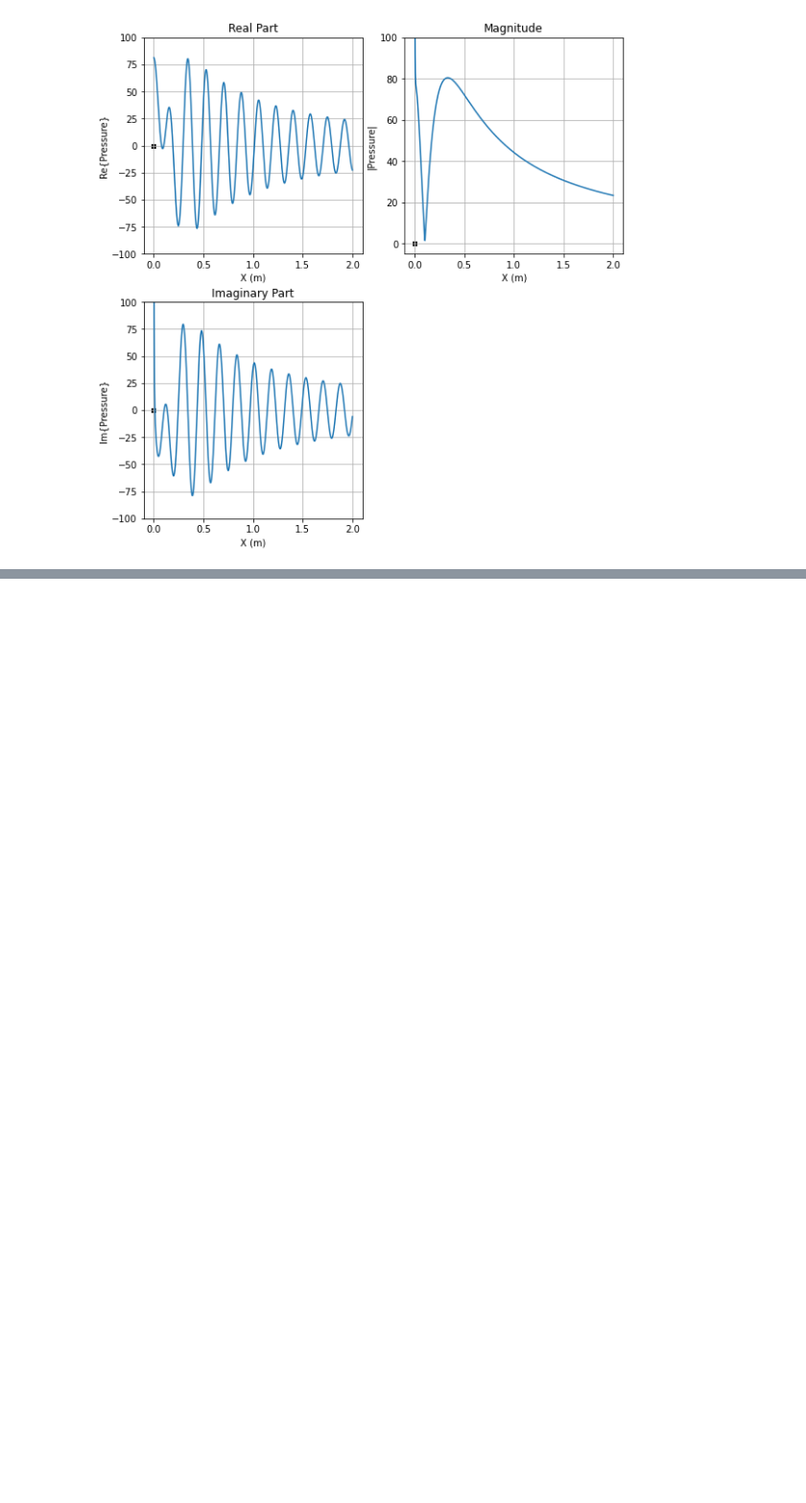
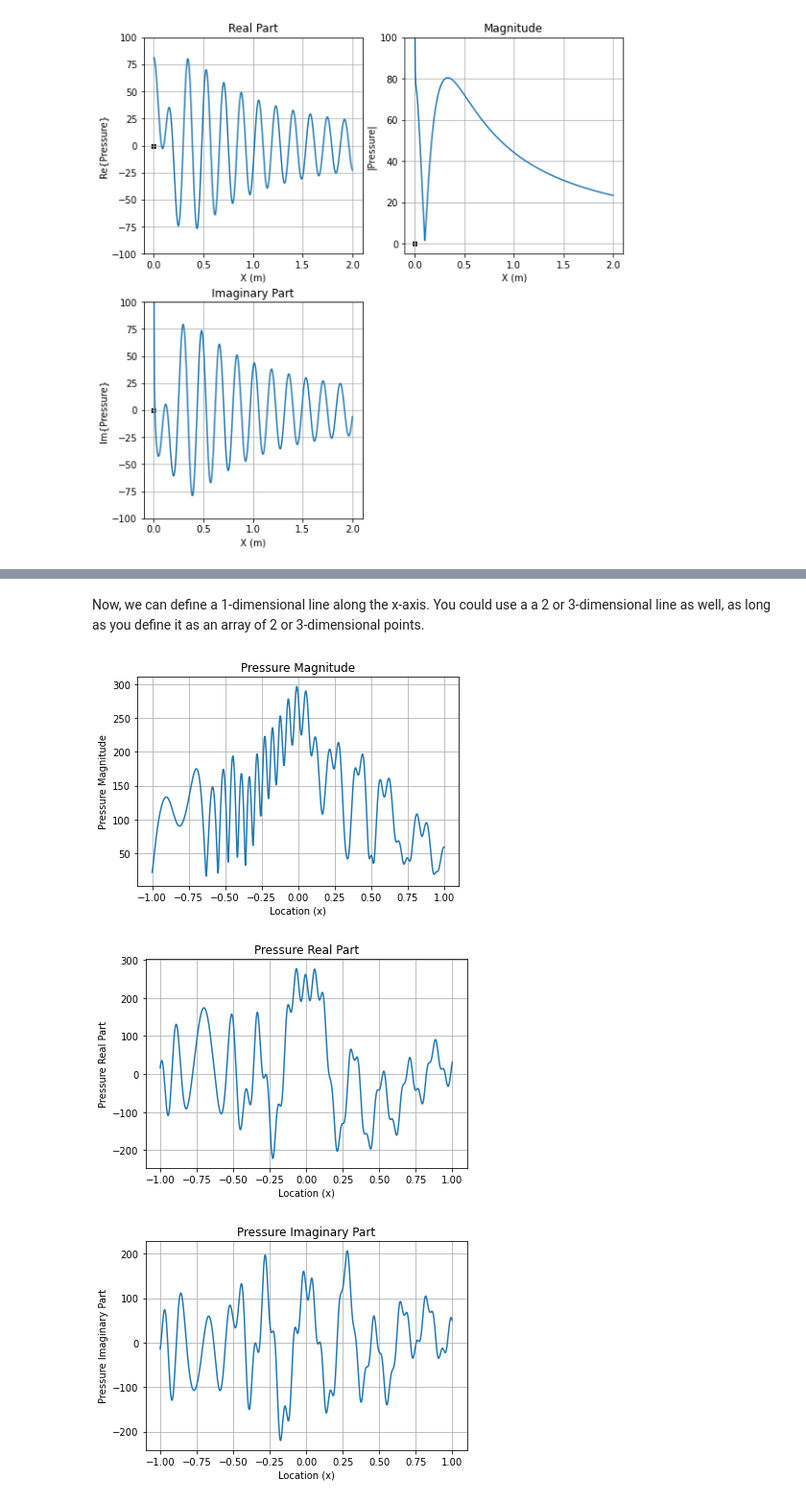
Before and after one commit to AerospaceMark/AcousticsPy, a Jupyter notebook: doc/Tutorials/pressure_field_tutorial.ipynb, the cells around one changed output, grey strips where cells are left out. Shown at 96% size. Saved outputs shown, nothing was run; the diff lists cells and outputs as text; code cells hidden in the pictures; blank space fills up the shorter version.

```diff
--- a/doc/Tutorials/pressure_field_tutorial.ipynb
+++ b/doc/Tutorials/pressure_field_tutorial.ipynb
@@ -240,0 +230,36 @@ TypeError: object of type 'numpy.float64' has no len()
+# %% [markdown]
+Now, we can define a 1-dimensional line along the x-axis. You could use a a 2 or 3-dimensional line as well, as long as you define it as an array of 2 or 3-dimensional points.
+# %%
+x = np.linspace(-1,1,1000)
+
+pressures = ap.pressure_field(positions,frequencies,
+                              field_points = x,
+                              strengths = strengths);
+
+fig = plt.figure()
+ax = fig.add_subplot()
+ax.plot(x,np.abs(pressures))
+ax.set_title("Pressure Magnitude")
+ax.set_xlabel("Location (x)")
+ax.set_ylabel("Pressure Magnitude")
+ax.grid()
+
+fig = plt.figure()
+ax = fig.add_subplot()
+ax.plot(x,np.real(pressures))
+ax.set_title("Pressure Real Part")
+ax.set_xlabel("Location (x)")
+ax.set_ylabel("Pressure Real Part")
+ax.grid()
+
+fig = plt.figure()
+ax = fig.add_subplot()
+ax.plot(x,np.imag(pressures))
+ax.set_title("Pressure Imaginary Part")
+ax.set_xlabel("Location (x)")
+ax.set_ylabel("Pressure Imaginary Part")
+ax.grid()
+# %% [output]
+[figure, added]
+[figure, added]
+[figure, added]
```
Also changed, not shown: parts of 13 cells of this notebook, 1 other file.
